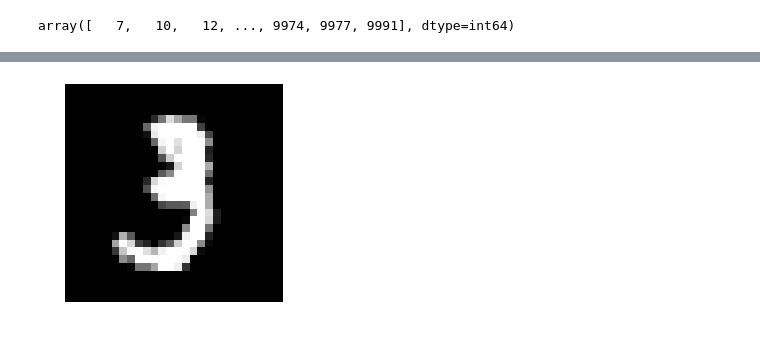
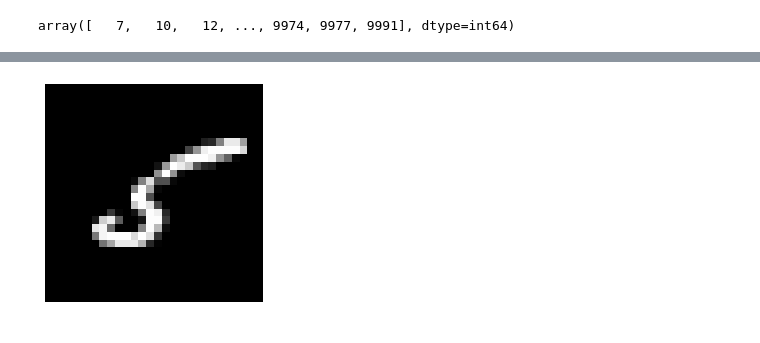
Before and after one commit to PacktWorkshops/The-Unsupervised-Learning-Workshop, a Jupyter notebook: Chapter06/Exercise6.01/Exercise6.01.ipynb, the cells around one changed output, grey strips where cells are left out. Saved outputs shown, nothing was run; the diff lists cells and outputs as text; code cells hidden in the pictures.

```diff
--- a/Chapter06/Exercise6.01/Exercise6.01.ipynb
+++ b/Chapter06/Exercise6.01/Exercise6.01.ipynb
@@ -120,5 +134,5 @@ array([[-30.642307 ,  12.245307 ],
 # %%
-plt.imshow(mnist['images'][10], cmap='gray')
+plt.imshow(mnist['images'][11], cmap='gray')
 plt.axis('off');
 # %% [output]
-[figure, old version]
+[figure, new version]
```
Also changed, not shown: parts of 9 cells of this notebook.
